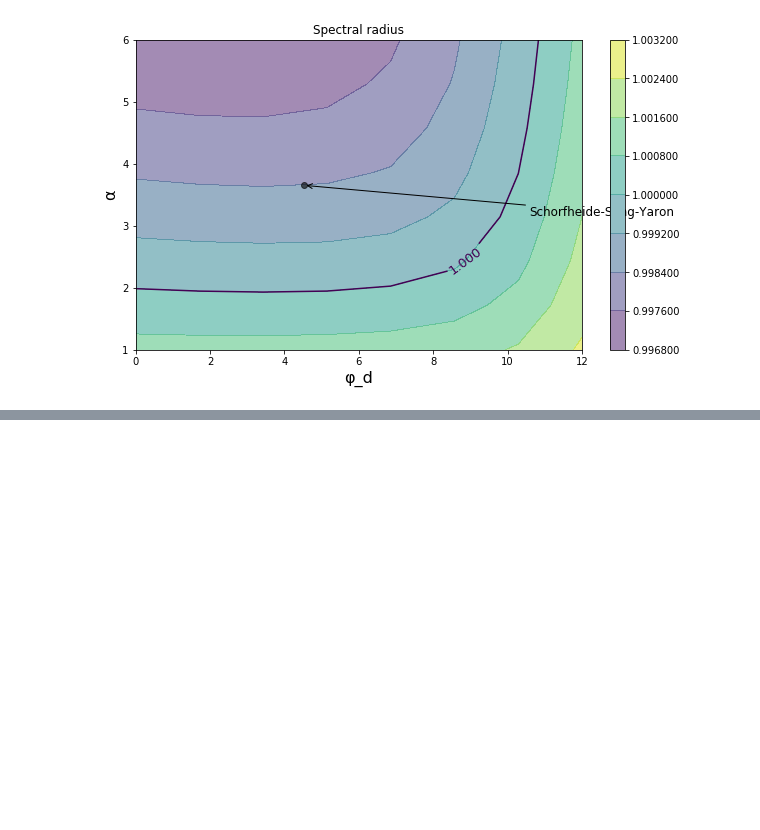
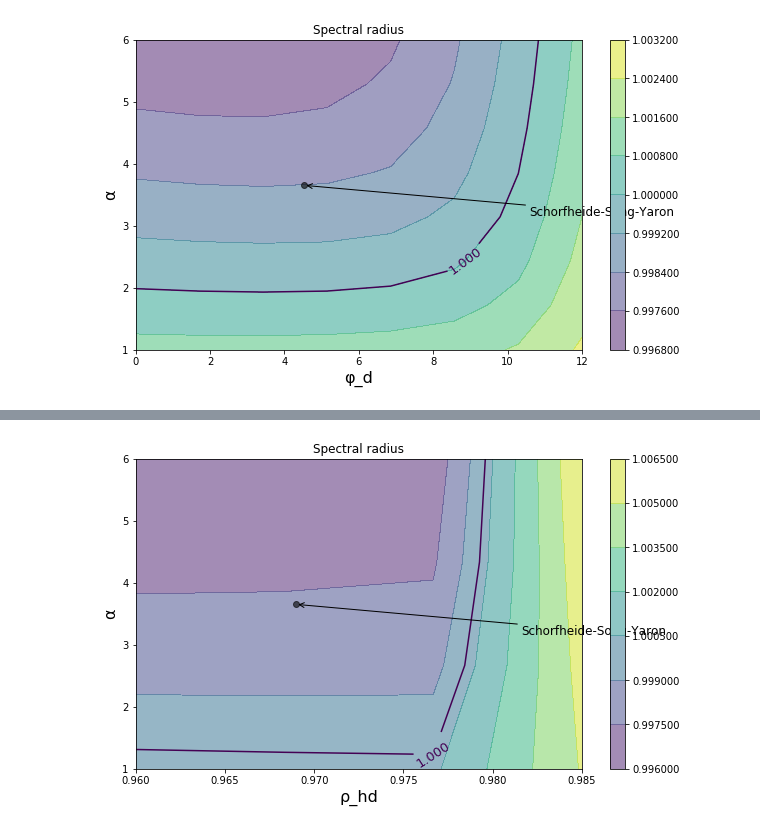
Before and after one commit to jstac/asset_pricing_code, a Jupyter notebook: ez_code/sandpit_ssy_stability_plots.ipynb, the cells around one changed output, grey strips where cells are left out. Cells and saved outputs as stored; diff of their text form; code cells hidden in the pictures; blank space fills up the shorter version.

```diff
--- a/ez_code/sandpit_ssy_stability_plots.ipynb
+++ b/ez_code/sandpit_ssy_stability_plots.ipynb
@@ -107,0 +154,9 @@ stability_plot(SSY,
+# %%
+stability_plot(SSY,
+               'ρ_hd', 0.96, 0.985,
+                'α', 1.0, 6.0,
+                w_star_guess=w_star,
+                coords=(225, -30),
+                G=4)
+# %% [output]
+[figure, added]
```
Also changed, not shown: parts of 11 cells of this notebook.
